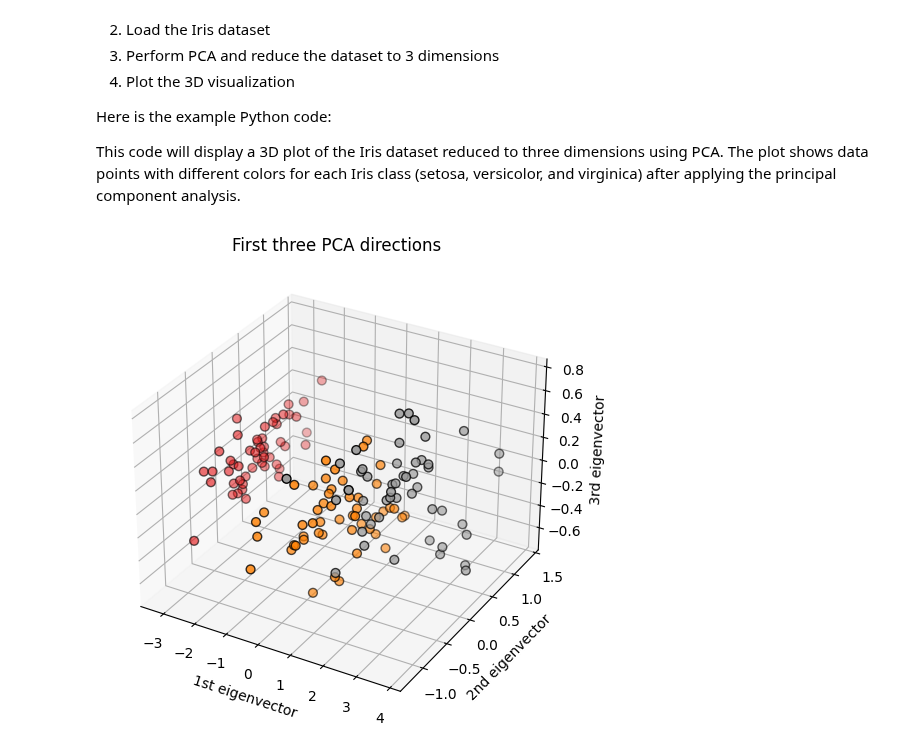
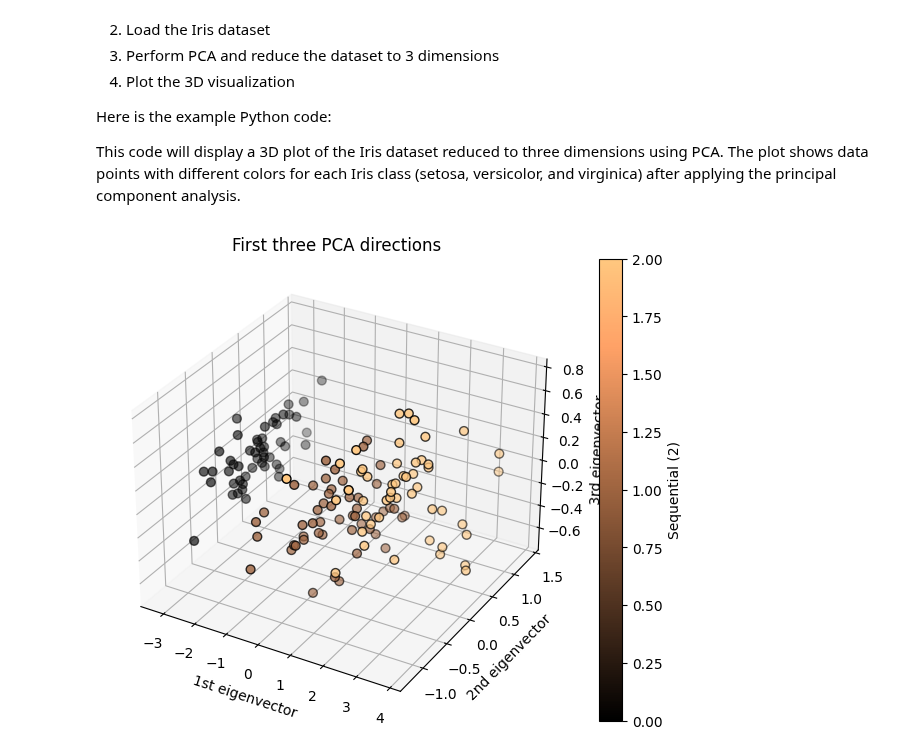
Before and after one commit to zonszer/ML-NP-design_test, a Jupyter notebook: 画图.ipynb, the cells around one changed output. Drawn from its saved outputs; the diff is of its cells as text; code cells hidden in the pictures.

```diff
--- a/画图.ipynb
+++ b/画图.ipynb
@@ -250,30 +250,33 @@ This code will display a 3D plot of the Iris dataset reduced to three dimensions
 # %%
 # Step 1: Import necessary libraries
 import numpy as np
 import matplotlib.pyplot as plt
 from mpl_toolkits.mplot3d import Axes3D
 from sklearn import datasets
 from sklearn.decomposition import PCA
 
 # Step 2: Load the Iris dataset
 iris = datasets.load_iris()
 X = iris.data
 y = iris.target
 
 # Step 3: Perform PCA and reduce the dataset to 3 dimensions
 pca = PCA(n_components=3)
 X_reduced = pca.fit_transform(X)
 
 # Step 4: Plot the 3D visualization
 fig = plt.figure(figsize=(8, 6))
 ax = fig.add_subplot(111, projection='3d')
 
-ax.scatter(X_reduced[:, 0], X_reduced[:, 1], X_reduced[:, 2], c=y, cmap=plt.cm.Set1, edgecolor='k', s=40)
+sc = ax.scatter(X_reduced[:, 0], X_reduced[:, 1], X_reduced[:, 2], c=y, cmap=plt.cm.get_cmap('copper'), edgecolor='k', s=40)
+
+cbar = plt.colorbar(sc)
+cbar.set_label('Sequential (2)')
 ax.set_title("First three PCA directions")
 ax.set_xlabel("1st eigenvector")
 ax.set_ylabel("2nd eigenvector")
 ax.set_zlabel("3rd eigenvector")
 
 plt.show()
 # %% [output]
-[figure, old version]
+[figure, new version]
```
Also changed, not shown: 9 other files.
